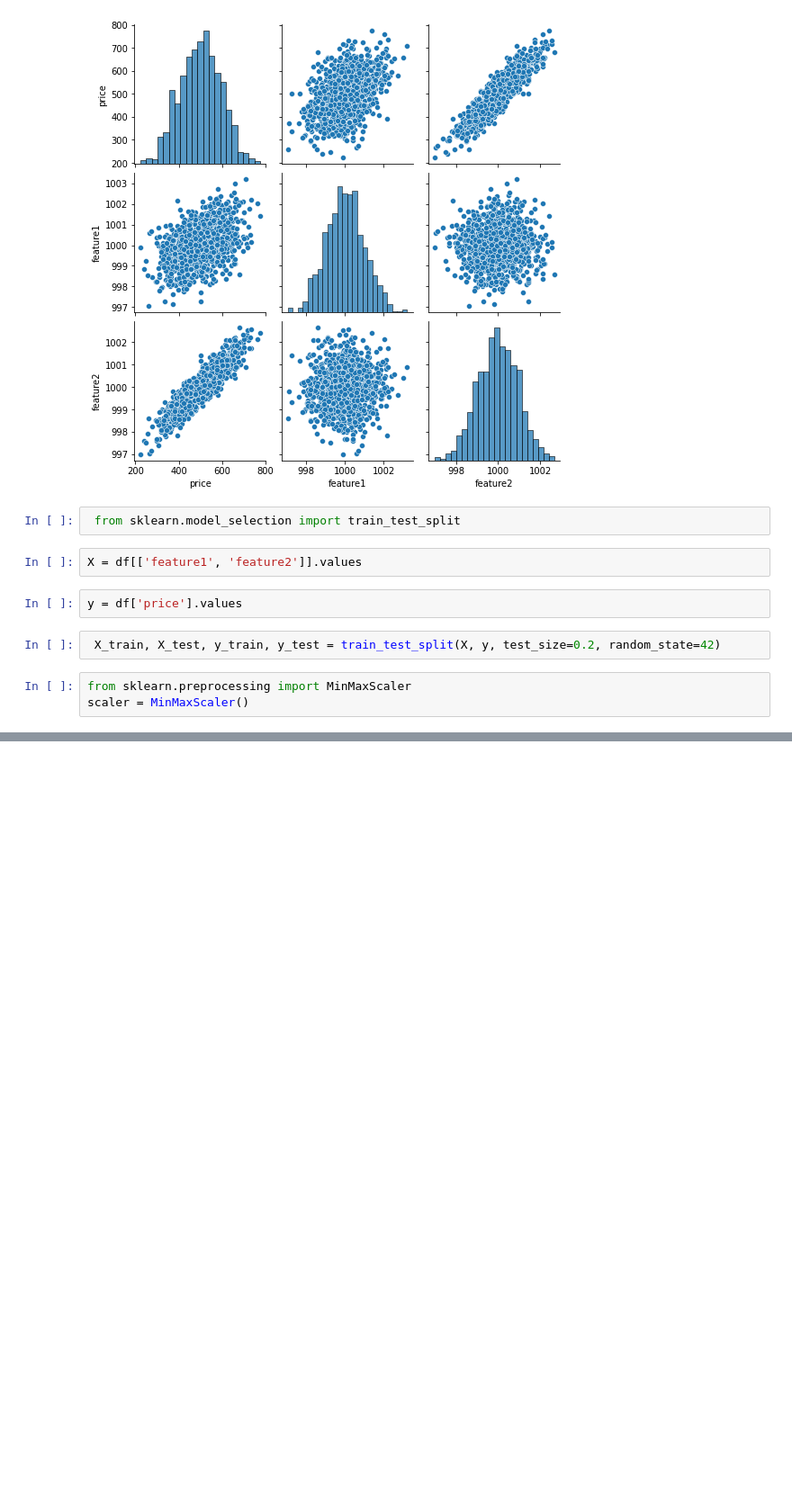
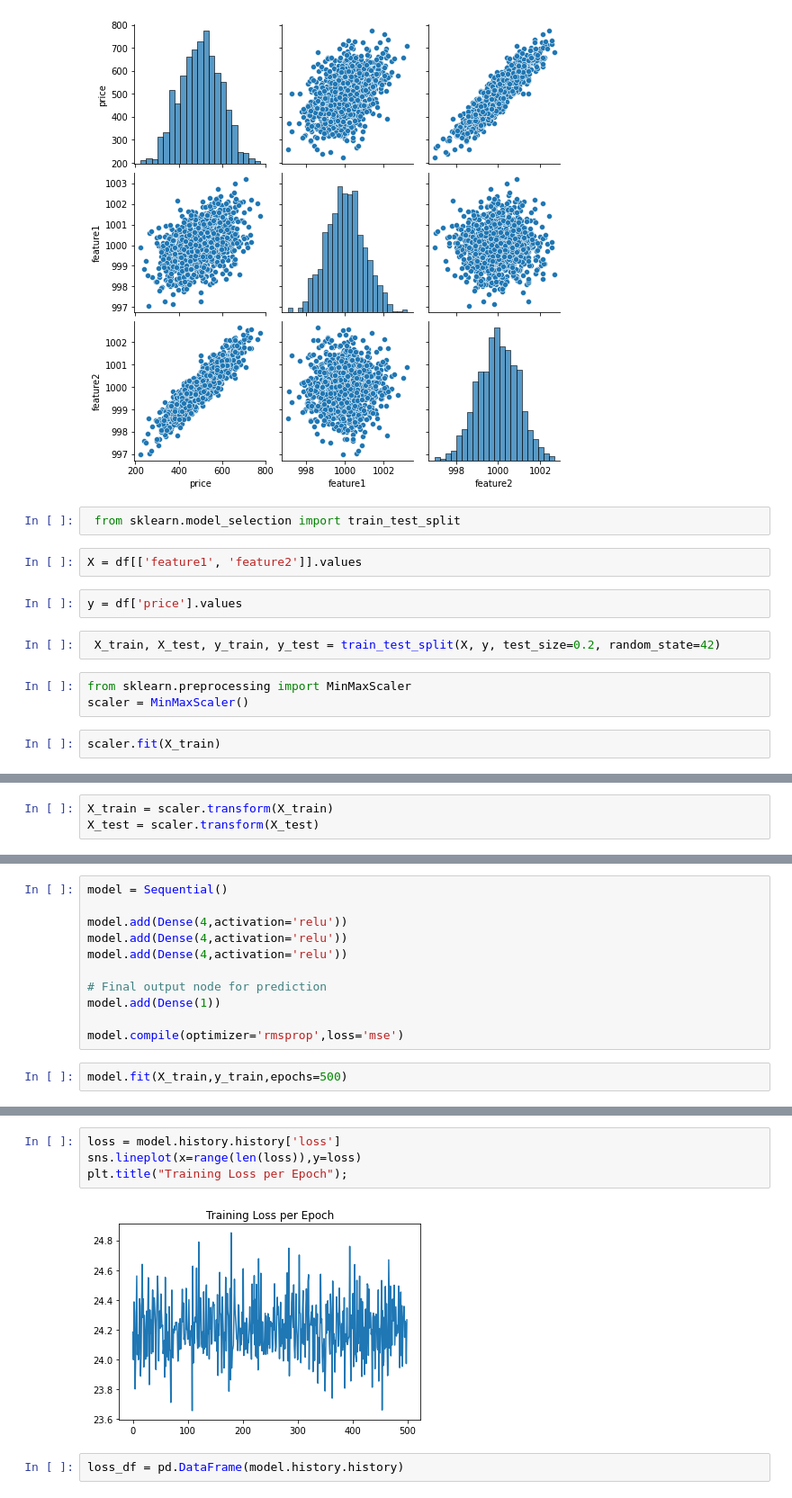
Before and after one commit to ShahriarRu/Deep-Learning, a Jupyter notebook: ANN/Keras Basic.ipynb, the cells around one changed output, grey strips where cells are left out. Shown at 90% size. Drawn from its saved outputs; the diff is of its cells as text; blank space fills up the shorter version.

Commit message:
keras basic model built

```diff
--- a/ANN/Keras Basic.ipynb
+++ b/ANN/Keras Basic.ipynb
@@ -29,3 +30,5 @@ y = df['price'].values
 # %%
 from sklearn.preprocessing import MinMaxScaler
 scaler = MinMaxScaler()
+# %%
+scaler.fit(X_train)
@@ -31,0 +37,3 @@ scaler = MinMaxScaler()
+# %%
+X_train = scaler.transform(X_train)
+X_test = scaler.transform(X_test)
@@ -31,0 +43,13 @@ scaler = MinMaxScaler()
+# %%
+model = Sequential()
+
+model.add(Dense(4,activation='relu'))
+model.add(Dense(4,activation='relu'))
+model.add(Dense(4,activation='relu'))
+
+# Final output node for prediction
+model.add(Dense(1))
+
+model.compile(optimizer='rmsprop',loss='mse')
+# %%
+model.fit(X_train,y_train,epochs=500)
@@ -31,0 +75,8 @@ scaler = MinMaxScaler()
+# %%
+loss = model.history.history['loss']
+sns.lineplot(x=range(len(loss)),y=loss)
+plt.title("Training Loss per Epoch");
+# %% [output]
+[figure, added]
+# %%
+loss_df = pd.DataFrame(model.history.history)
```
Also changed, not shown: parts of 5 cells of this notebook.
